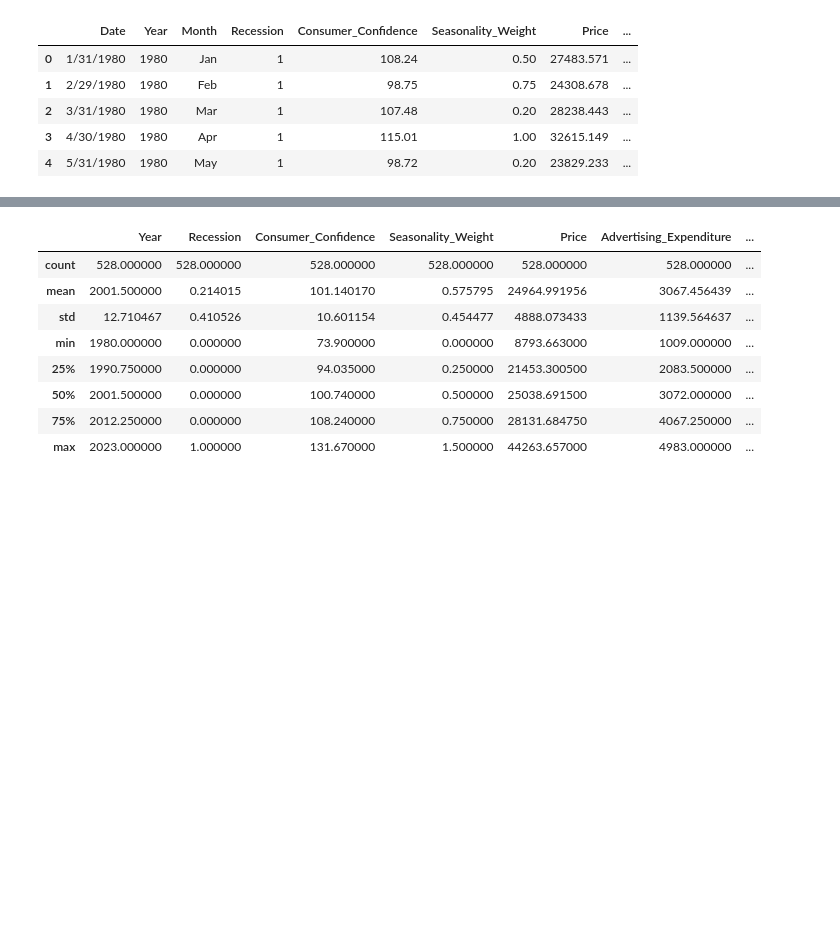
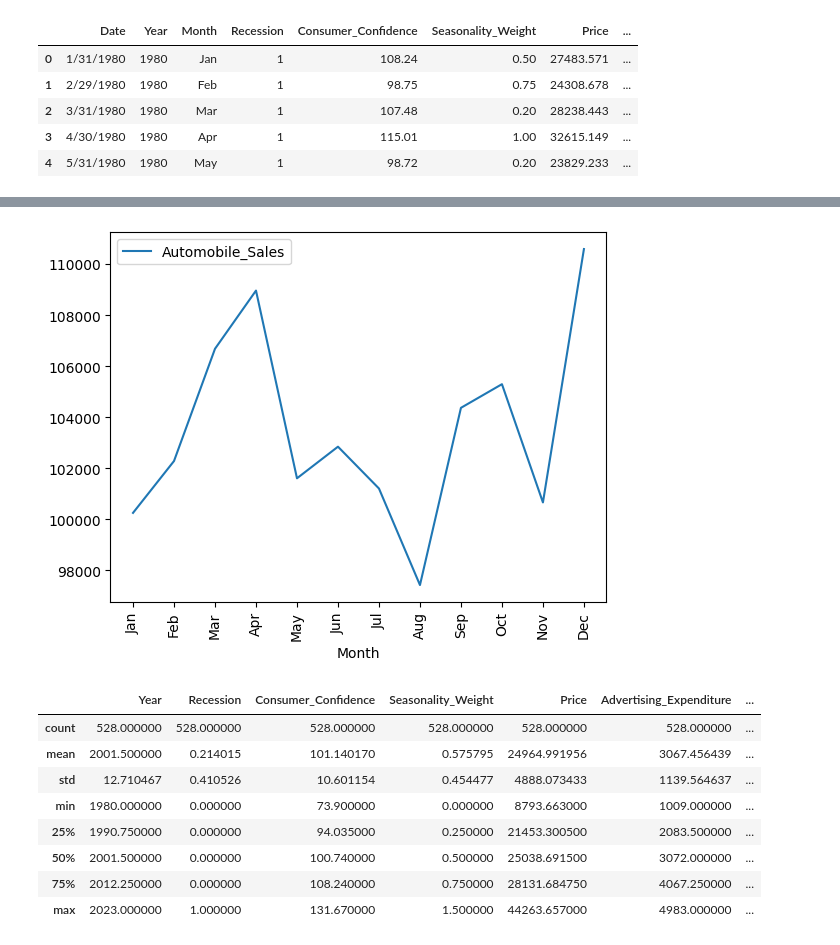
Before and after one commit to pnkjjha/BuildNExperiment, a Jupyter notebook: DV0101EN_Exercise_Final_Assignment_Part_1_20230614_1686700800_jupyterlite.ipynb, the cells around one changed output, grey strips where cells are left out. Drawn from its saved outputs; the diff is of its cells as text; code cells hidden in the pictures; blank space fills up the shorter version.

Commit message:
Created using Colaboratory - sorting categorical Index

```diff
--- a/DV0101EN_Exercise_Final_Assignment_Part_1_20230614_1686700800_jupyterlite.ipynb
+++ b/DV0101EN_Exercise_Final_Assignment_Part_1_20230614_1686700800_jupyterlite.ipynb
@@ -185,3 +185,6 @@ df.head()
 | 2 | 3/31/1980 | 1980 | Mar | 1 | 107.48 | 0.20 | 28238.443 | ... |
 | 3 | 4/30/1980 | 1980 | Apr | 1 | 115.01 | 1.00 | 32615.149 | ... |
 | 4 | 5/31/1980 | 1980 | May | 1 | 98.72 | 0.20 | 23829.233 | ... |
+# %%
+df_salesByMonth=df.groupby(by='Month')['Automobile_Sales'].sum().reset_index()
+df_salesByMonth
@@ -187,0 +205,6 @@ df.head()
+# %%
+sort_order = ['Jan', 'Feb', 'Mar', 'Apr', 'May', 'Jun', 'Jul', 'Aug', 'Sep', 'Oct', 'Nov', 'Dec']
+df_salesByMonth.index=pd.CategoricalIndex(df_salesByMonth['Month'],categories=sort_order,ordered=True)
+
+df_salesByMonth_sorted = df_salesByMonth.sort_index().reset_index(drop=True)
+df_salesByMonth_sorted
@@ -188,3 +225,9 @@ df.head()
+# %%
+df_salesByMonth_sorted.plot(kind='line',x='Month',y='Automobile_Sales')
+plt.xticks(ticks=[0,1,2,3,4,5,6,7,8,9,10,11], labels=sort_order,rotation ='vertical')
+plt.show()
+# %% [output]
+[figure, added]
 # %%
 df.describe()
 # %% [output]
```
Also changed, not shown: parts of 2 cells of this notebook.
